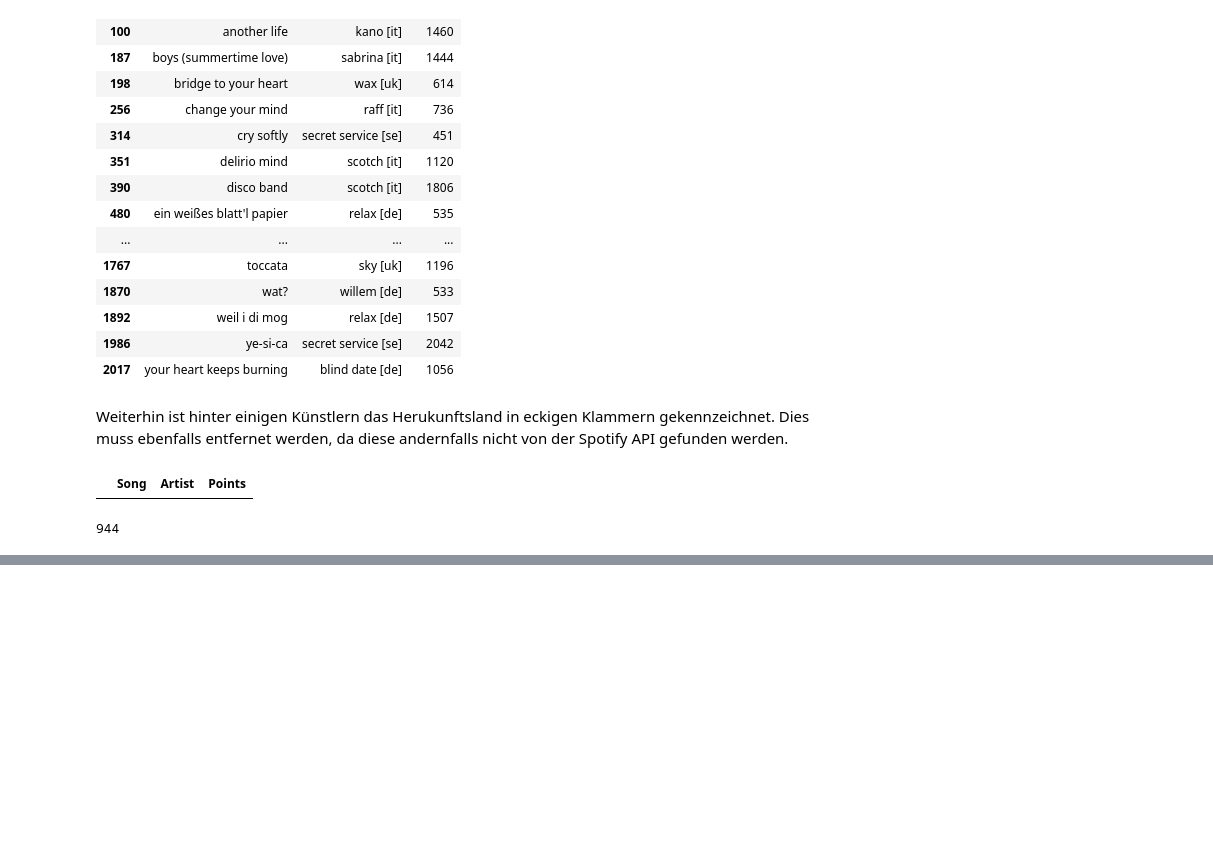
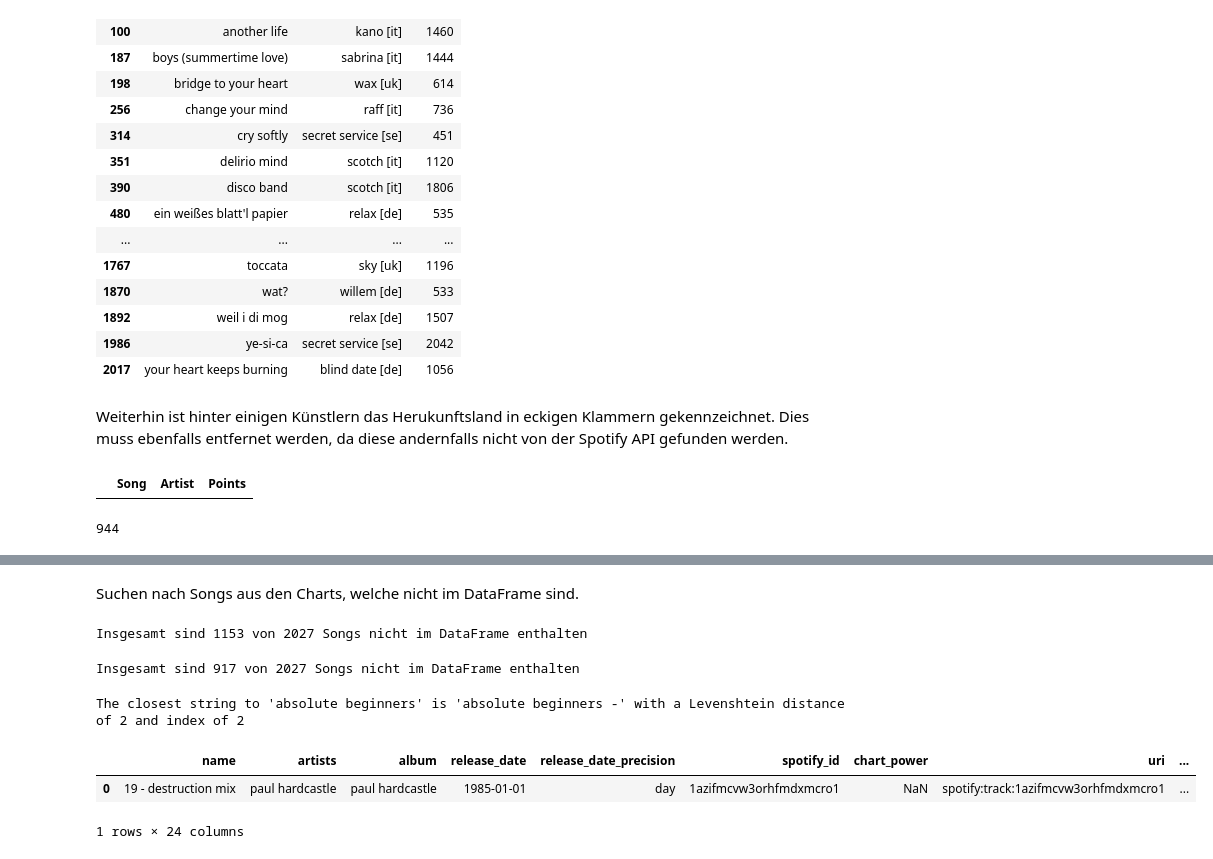
Before and after one commit to Jannis37/80s-recommender, a Jupyter notebook: extra.ipynb, the cells around one changed output, grey strips where cells are left out. Drawn from its saved outputs; the diff is of its cells as text; code cells hidden in the pictures; blank space fills up the shorter version.

```diff
--- a/extra.ipynb
+++ b/extra.ipynb
@@ -911,2 +871,2 @@ None
 # %%
-df
+df = pd.read_csv(f"{PATH}/data-new-without-genres-final.csv")
@@ -966,0 +929,2 @@ df[df["artists"] == "Caroline Loeb"]
+# %%
+df = df.applymap(lambda s: s.lower() if type(s) == str else s)
@@ -966,0 +995,21 @@ df[df["artists"] == "Caroline Loeb"]
+# %% [markdown]
+Suchen nach Songs aus den Charts, welche nicht im DataFrame sind.
+# %%
+df_songs_artists = list(zip(df_songs, df_artists))
+not_in_df = [[song, artist] for song, artist in chart_songs_artists if (song, artist) not in df_songs_artists]
+print(f"Insgesamt sind {len(not_in_df)} von {len(chart_songs_artists)} Songs nicht im DataFrame enthalten")
+# %% [output]
+Insgesamt sind 1153 von 2027 Songs nicht im DataFrame enthalten
+# %%
+def in_df(s, a):
+  exist = False
+  for song, artist in df_songs_artists:
+    if (str(artist) == str(a)) and (str(s) in str(song)):
+        exist = True
+
+  return exist
+
+not_in_df2 = [[song, artist] for song, artist in chart_songs_artists if not in_df(song, artist)]
+print(f"Insgesamt sind {len(not_in_df2)} von {len(chart_songs_artists)} Songs nicht im DataFrame enthalten")
+# %% [output]
+Insgesamt sind 917 von 2027 Songs nicht im DataFrame enthalten
@@ -966,0 +1018,35 @@ df[df["artists"] == "Caroline Loeb"]
+# %%
+import Levenshtein
+
+def find_closest_string(target, string_list):
+    closest_string = None
+    min_distance = float('inf')
+    closest_index = -1
+
+    for index, string in enumerate(string_list):
+        distance = Levenshtein.distance(target, string)
+        if distance < min_distance:
+            min_distance = distance
+            closest_string = string
+            closest_index = index
+
+    return closest_string, min_distance, closest_index
+
+# Example usage
+target_string = "absolute beginners"
+string_list = [
+    "beginners",
+    "absolute wodka",
+    "absolute beginners -"
+    ]
+closest, distance, index = find_closest_string(target_string, string_list)
+
+print(f"The closest string to '{target_string}' is '{closest}' with a Levenshtein distance of {distance} and index of {index}")
+# %% [output]
+The closest string to 'absolute beginners' is 'absolute beginners -' with a Levenshtein distance of 2 and index of 2
+# %%
+df.head(1)
+# %% [output]
+|  | name | artists | album | release_date | release_date_precision | spotify_id | chart_power | uri | ... |
+| 0 | 19 - destruction mix | paul hardcastle | paul hardcastle | 1985-01-01 | day | 1azifmcvw3orhfmdxmcro1 | NaN | spotify:track:1azifmcvw3orhfmdxmcro1 | ... |
+1 rows × 24 columns
```
Also changed, not shown: parts of 51 cells of this notebook.
